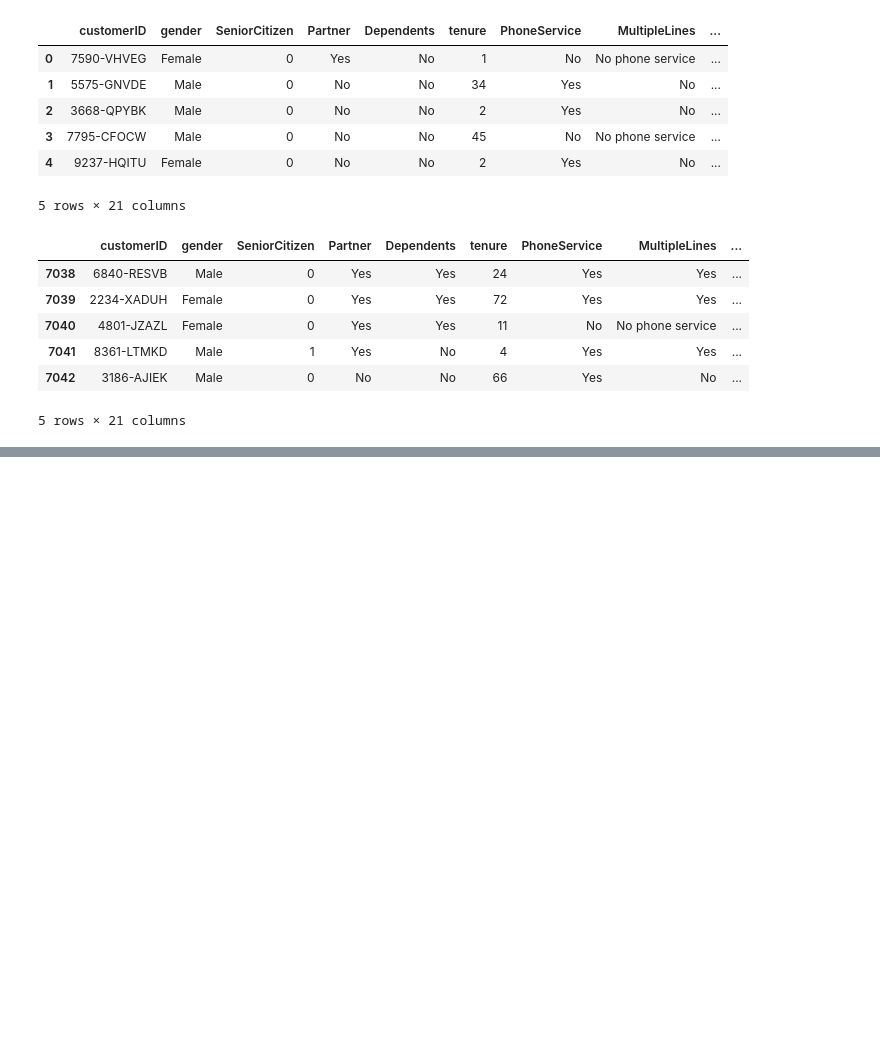
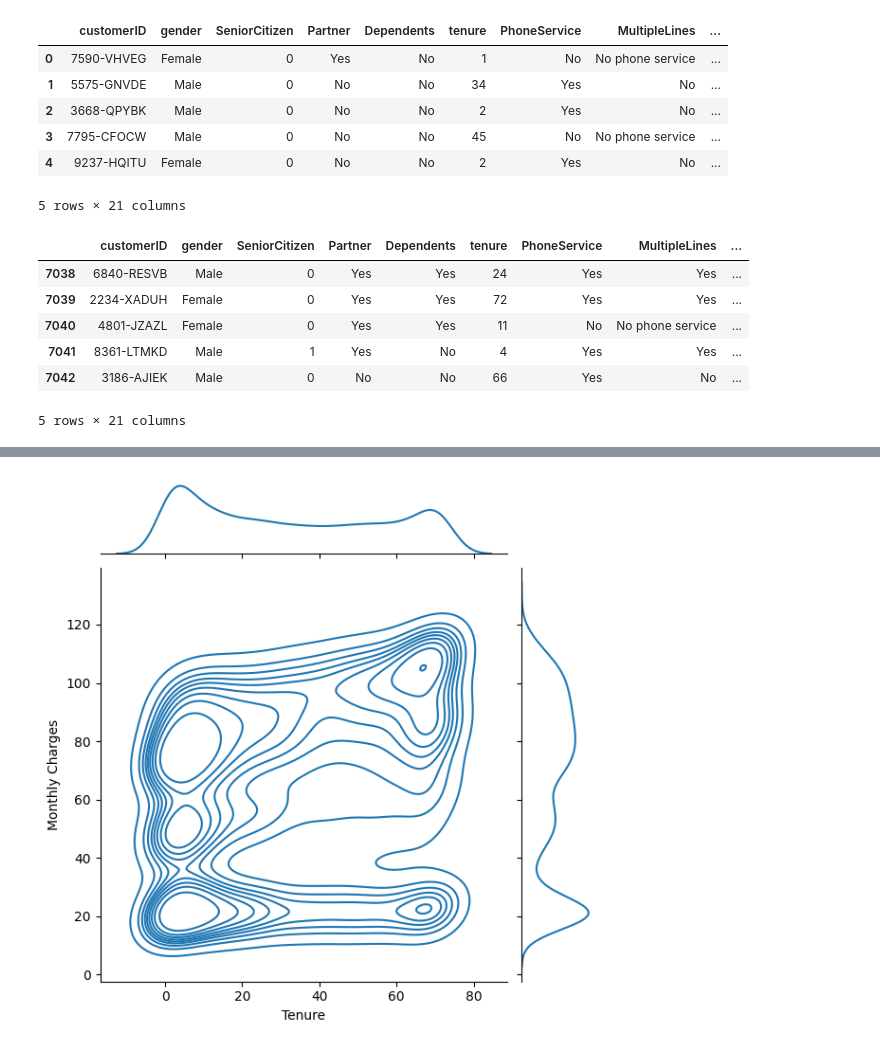
Before and after one commit to udan2006/Telco_Customer_churn, a Jupyter notebook: ML_CW.ipynb, the cells around one changed output, grey strips where cells are left out. Saved outputs shown, nothing was run; the diff lists cells and outputs as text; code cells hidden in the pictures; blank space fills up the shorter version.

```diff
--- a/ML_CW.ipynb
+++ b/ML_CW.ipynb
@@ -58,0 +135,8 @@ df.tail()
+# %%
+#howing Distinct Churn Risk Segments
+sns.jointplot(x = 'tenure', y = 'MonthlyCharges', data=df, kind='kde')
+plt.xlabel("Tenure")
+plt.ylabel("Monthly Charges")
+plt.show()
+# %% [output]
+[figure, added]
```
Also changed, not shown: parts of 15 cells of this notebook.
